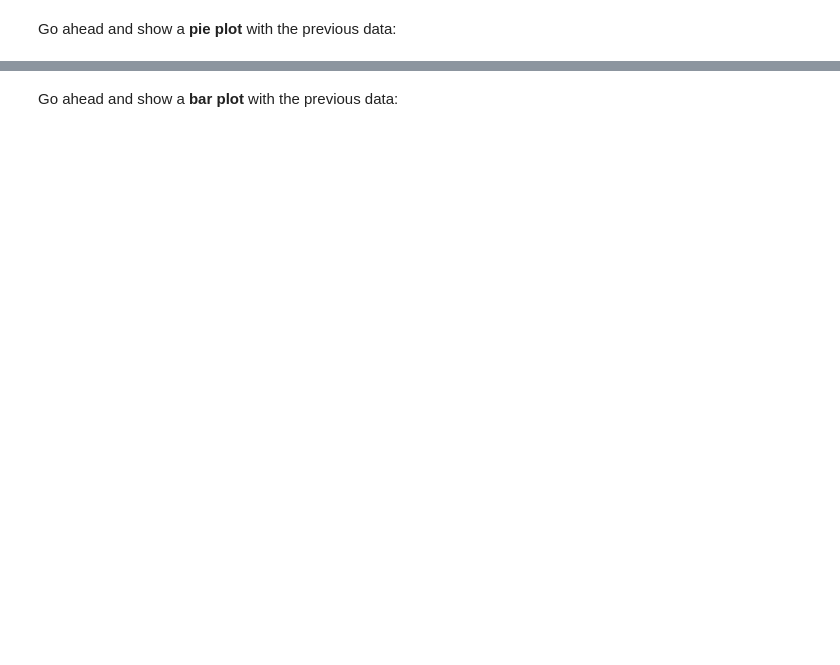
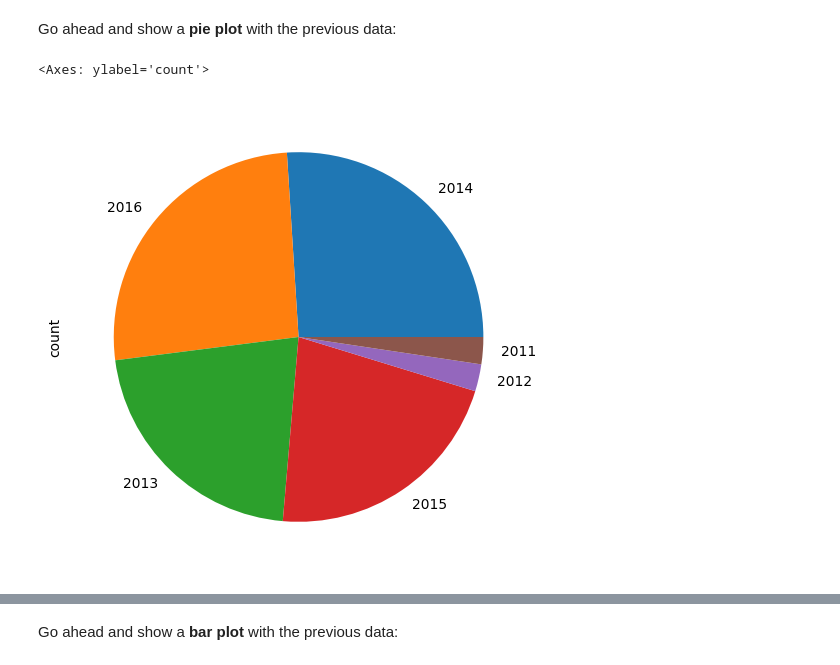
Before and after one commit to Ankitkr20/Python-DataAnalyst-Practice-Questions, a Jupyter notebook: Exercises_1 (1).ipynb, the cells around one changed output, grey strips where cells are left out. Cells and saved outputs as stored; diff of their text form; code cells hidden in the pictures; blank space fills up the shorter version.

```diff
--- a/Exercises_1 (1).ipynb
+++ b/Exercises_1 (1).ipynb
@@ -76,6 +102,10 @@ sales['Year'].value_counts()
 Go ahead and show a <b>pie plot</b> with the previous data:
 # %%
 # your code goes here
+sales['Year'].value_counts().plot(kind = 'pie', figsize=(14,6))
+# %% [output]
+<Axes: ylabel='count'>
+[figure, added]
 # %%
 sales['Year'].value_counts().plot(kind='pie', figsize=(6,6))
 # %% [markdown]
```
Also changed, not shown: parts of 12 cells of this notebook.
